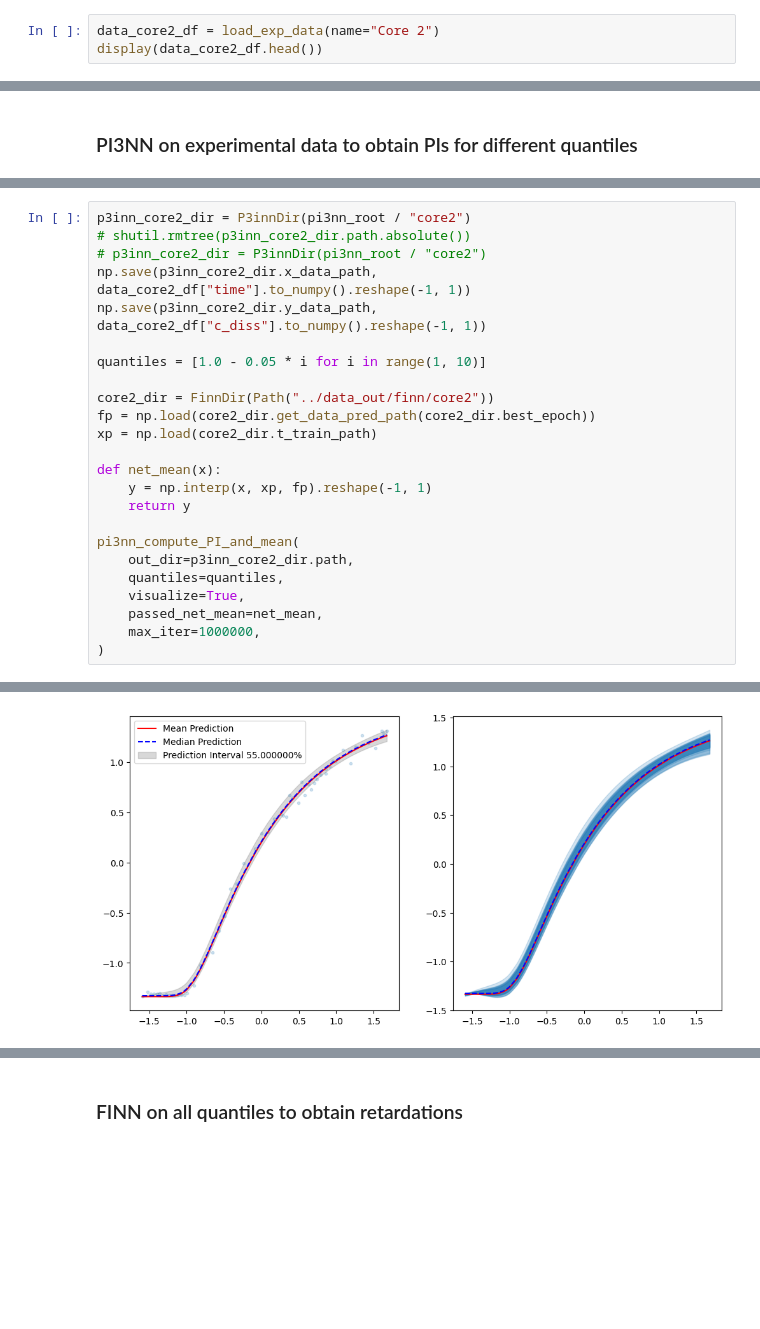
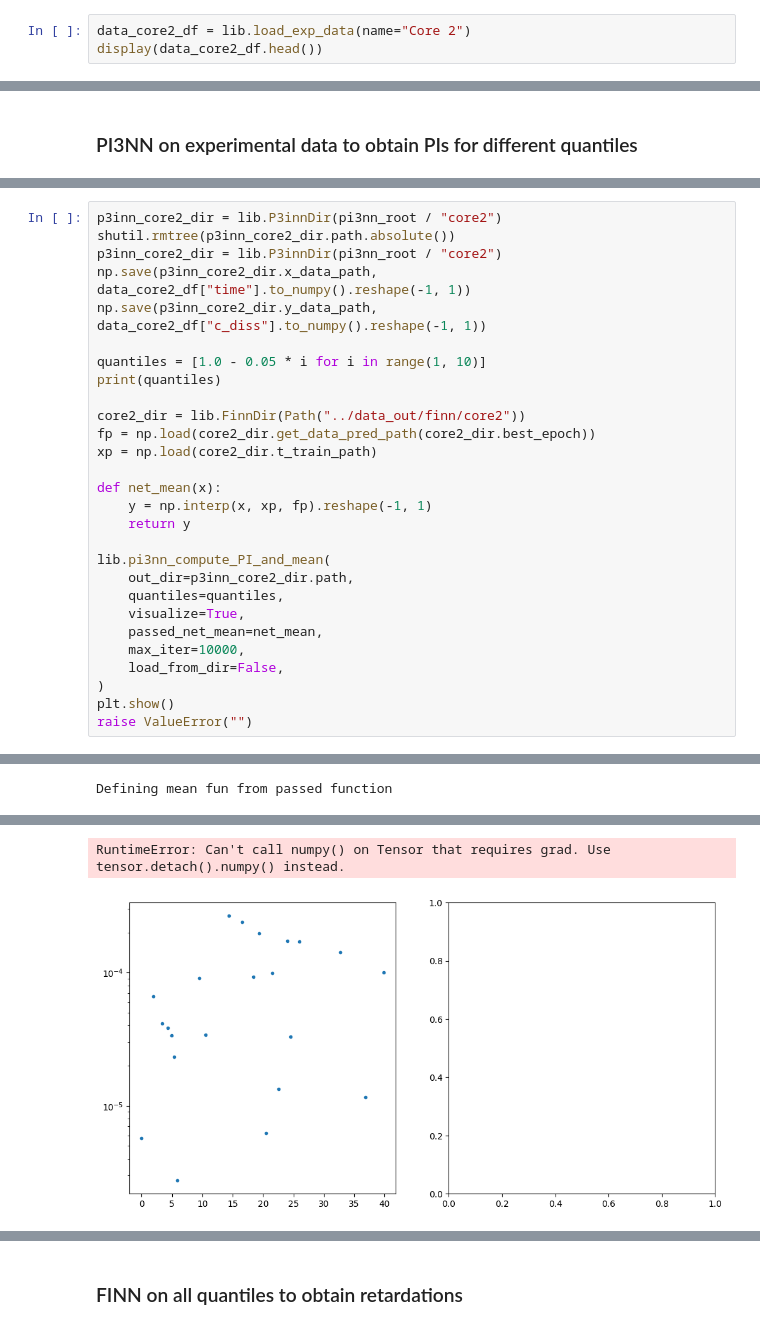
Before and after one commit to RiccardoFrenner/finn-nnpie, a Jupyter notebook: src/run_exp_quantiles.ipynb, the cells around one changed output, grey strips where cells are left out. Drawn from its saved outputs; the diff is of its cells as text; blank space fills up the shorter version.

```diff
--- a/src/run_exp_quantiles.ipynb
+++ b/src/run_exp_quantiles.ipynb
@@ -23,7 +21,7 @@ finn_root = data_out_root / "finn"
 pi3nn_root.mkdir(exist_ok=True, parents=True)
 finn_root.mkdir(exist_ok=True, parents=True)
 # %%
-data_core2_df = load_exp_data(name="Core 2")
+data_core2_df = lib.load_exp_data(name="Core 2")
 display(data_core2_df.head())
 # %% [output]
 |  | time | c_diss |
@@ -37,13 +77,14 @@ display(data_core2_df.head())
 # %%
-p3inn_core2_dir = P3innDir(pi3nn_root / "core2")
-# shutil.rmtree(p3inn_core2_dir.path.absolute())
-# p3inn_core2_dir = P3innDir(pi3nn_root / "core2")
+p3inn_core2_dir = lib.P3innDir(pi3nn_root / "core2")
+shutil.rmtree(p3inn_core2_dir.path.absolute())
+p3inn_core2_dir = lib.P3innDir(pi3nn_root / "core2")
 np.save(p3inn_core2_dir.x_data_path, data_core2_df["time"].to_numpy().reshape(-1, 1))
 np.save(p3inn_core2_dir.y_data_path, data_core2_df["c_diss"].to_numpy().reshape(-1, 1))
 
 quantiles = [1.0 - 0.05 * i for i in range(1, 10)]
+print(quantiles)
 
-core2_dir = FinnDir(Path("../data_out/finn/core2"))
+core2_dir = lib.FinnDir(Path("../data_out/finn/core2"))
 fp = np.load(core2_dir.get_data_pred_path(core2_dir.best_epoch))
 xp = np.load(core2_dir.t_train_path)
 
@@ -51,11 +92,14 @@ def net_mean(x):
     y = np.interp(x, xp, fp).reshape(-1, 1)
     return y
 
-pi3nn_compute_PI_and_mean(
+lib.pi3nn_compute_PI_and_mean(
     out_dir=p3inn_core2_dir.path,
     quantiles=quantiles,
     visualize=True,
     passed_net_mean=net_mean,
-    max_iter=1000000,
+    max_iter=10000,
+    load_from_dir=False,
 )
+plt.show()
+raise ValueError("")
 # %% [output]
@@ -79 +107,2 @@ Epoch 1000000, Train Loss: 7.97e-04, Validation Loss: 2.03e-03
 [figure]
+Defining mean fun from passed function
@@ -81 +127,2 @@ Epoch 1000000, Train Loss: 7.97e-04, Validation Loss: 2.03e-03
+RuntimeError: Can't call numpy() on Tensor that requires grad. Use tensor.detach().numpy() instead.
-[figure, old version]
+[figure, new version]
```
Also changed, not shown: parts of 6 cells of this notebook, 2 other files.
